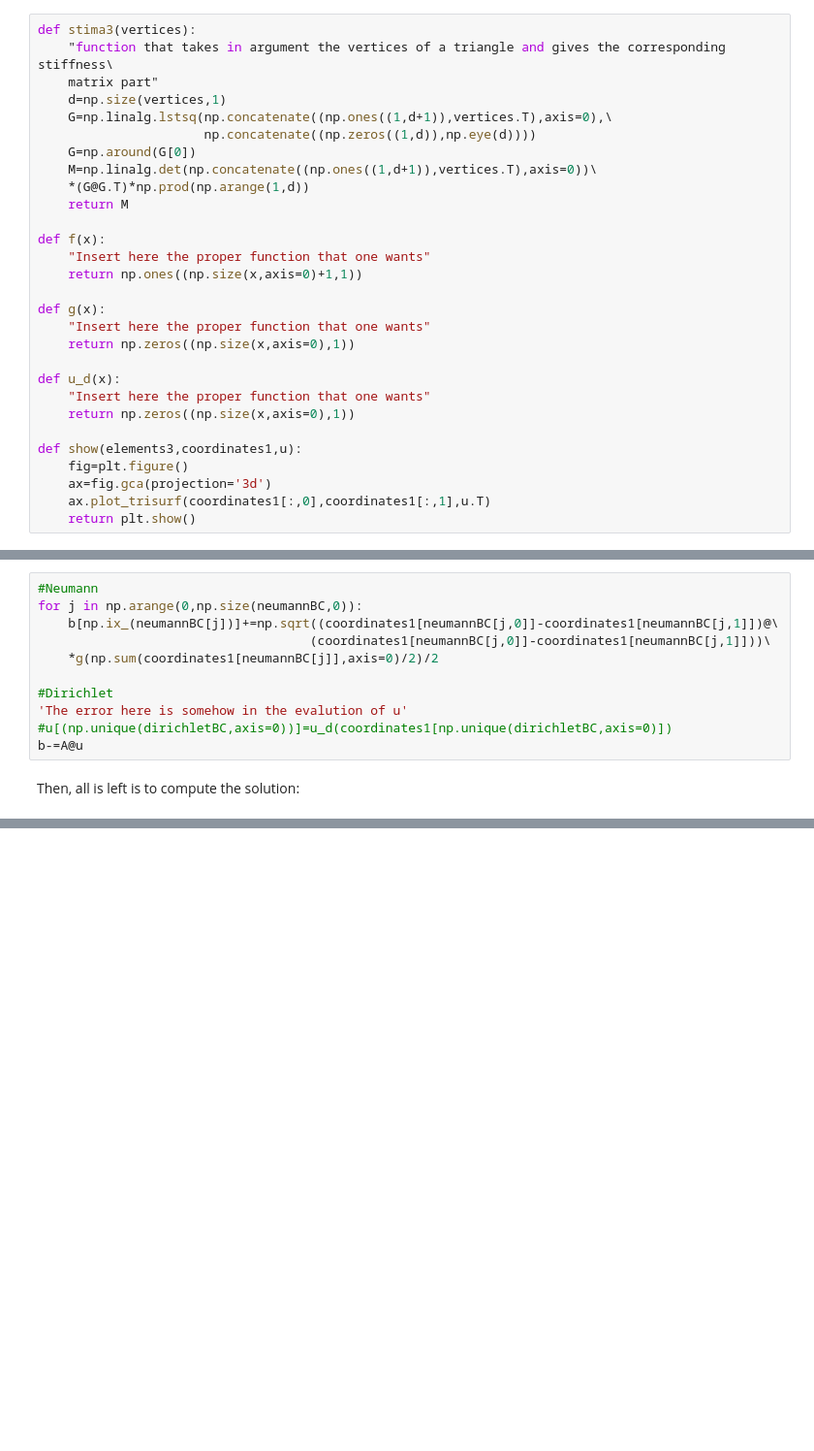
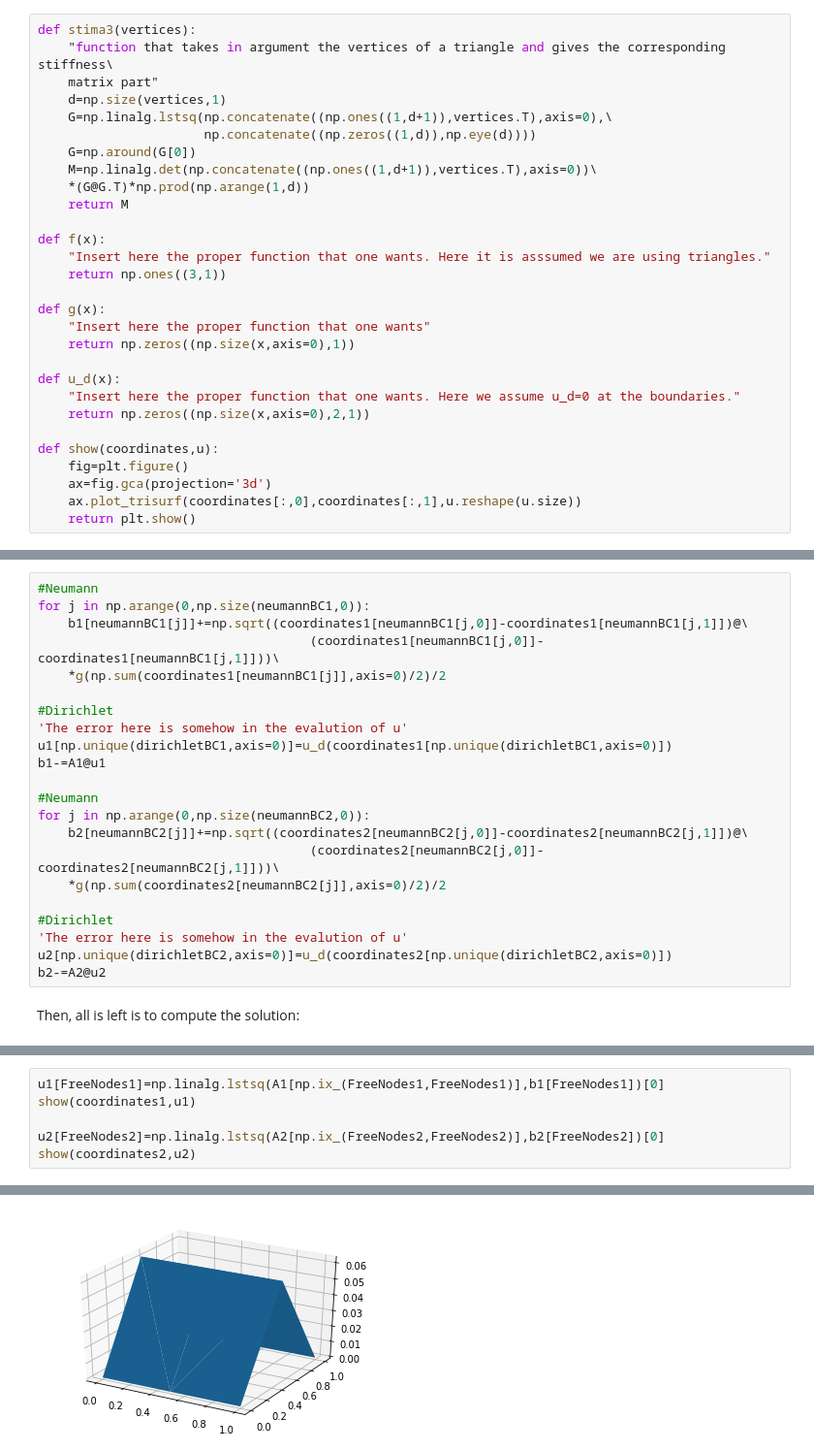
Before and after one commit to Soap312/Fabulous-Electro-Monster, a Jupyter notebook: FEM.ipynb, the cells around one changed output, grey strips where cells are left out. Shown at 97% size. Cells and saved outputs as stored; diff of their text form; blank space fills up the shorter version.

```diff
--- a/FEM.ipynb
+++ b/FEM.ipynb
@@ -76,21 +80,21 @@ def stima3(vertices):
     return M
 
 def f(x):
-    "Insert here the proper function that one wants"
-    return np.ones((np.size(x,axis=0)+1,1))
+    "Insert here the proper function that one wants. Here it is asssumed we are using triangles."
+    return np.ones((3,1))
 
 def g(x):
     "Insert here the proper function that one wants"
     return np.zeros((np.size(x,axis=0),1))
 
 def u_d(x):
-    "Insert here the proper function that one wants"
-    return np.zeros((np.size(x,axis=0),1))
+    "Insert here the proper function that one wants. Here we assume u_d=0 at the boundaries."
+    return np.zeros((np.size(x,axis=0),2,1))
 
-def show(elements3,coordinates1,u):
+def show(coordinates,u):
     fig=plt.figure()
     ax=fig.gca(projection='3d')
-    ax.plot_trisurf(coordinates1[:,0],coordinates1[:,1],u.T)
+    ax.plot_trisurf(coordinates[:,0],coordinates[:,1],u.reshape(u.size))
     return plt.show()
 # %% [markdown]
 Now we define the free nodes which will reprensent the nodes not being forced to be something by Dirichlet. Also we define the stiffness matrix A and the output vector b.
@@ -111,14 +128,25 @@ for j in np.arange(0,np.size(elements3,0)):
 Then we have to deal with the boundary conditions. First Neumann, than Dirichlet:
 # %%
 #Neumann
-for j in np.arange(0,np.size(neumannBC,0)):
-    b[np.ix_(neumannBC[j])]+=np.sqrt((coordinates1[neumannBC[j,0]]-coordinates1[neumannBC[j,1]])@\
-                                    (coordinates1[neumannBC[j,0]]-coordinates1[neumannBC[j,1]]))\
-    *g(np.sum(coordinates1[neumannBC[j]],axis=0)/2)/2
+for j in np.arange(0,np.size(neumannBC1,0)):
+    b1[neumannBC1[j]]+=np.sqrt((coordinates1[neumannBC1[j,0]]-coordinates1[neumannBC1[j,1]])@\
+                                    (coordinates1[neumannBC1[j,0]]-coordinates1[neumannBC1[j,1]]))\
+    *g(np.sum(coordinates1[neumannBC1[j]],axis=0)/2)/2
 
 #Dirichlet
 'The error here is somehow in the evalution of u'
-#u[(np.unique(dirichletBC,axis=0))]=u_d(coordinates1[np.unique(dirichletBC,axis=0)])
-b-=A@u
+u1[np.unique(dirichletBC1,axis=0)]=u_d(coordinates1[np.unique(dirichletBC1,axis=0)])
+b1-=A1@u1
+
+#Neumann
+for j in np.arange(0,np.size(neumannBC2,0)):
+    b2[neumannBC2[j]]+=np.sqrt((coordinates2[neumannBC2[j,0]]-coordinates2[neumannBC2[j,1]])@\
+                                    (coordinates2[neumannBC2[j,0]]-coordinates2[neumannBC2[j,1]]))\
+    *g(np.sum(coordinates2[neumannBC2[j]],axis=0)/2)/2
+
+#Dirichlet
+'The error here is somehow in the evalution of u'
+u2[np.unique(dirichletBC2,axis=0)]=u_d(coordinates2[np.unique(dirichletBC2,axis=0)])
+b2-=A2@u2
 # %% [markdown]
 Then, all is left is to compute the solution:
@@ -131,0 +153,7 @@ As for the bissection implementation, I honestly don't know how to do this. I lo
+# %%
+u1[FreeNodes1]=np.linalg.lstsq(A1[np.ix_(FreeNodes1,FreeNodes1)],b1[FreeNodes1])[0]
+show(coordinates1,u1)
+
+u2[FreeNodes2]=np.linalg.lstsq(A2[np.ix_(FreeNodes2,FreeNodes2)],b2[FreeNodes2])[0]
+show(coordinates2,u2)
+# %% [output]
@@ -131,0 +162 @@ As for the bissection implementation, I honestly don't know how to do this. I lo
+[figure, added]
```
Also changed, not shown: parts of 10 cells of this notebook.
